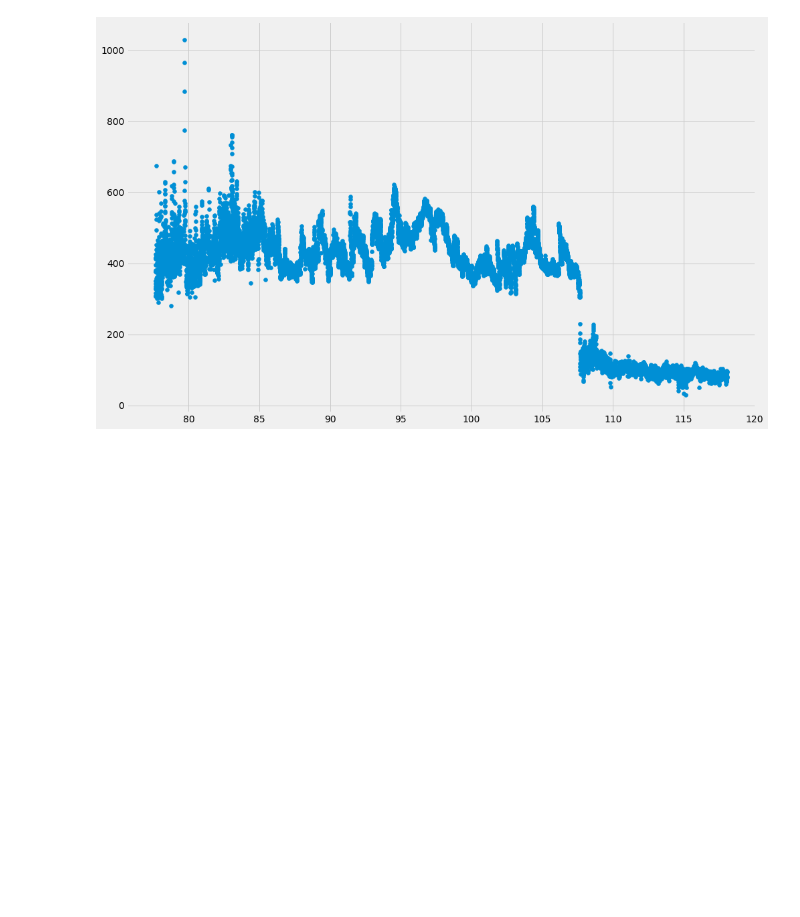
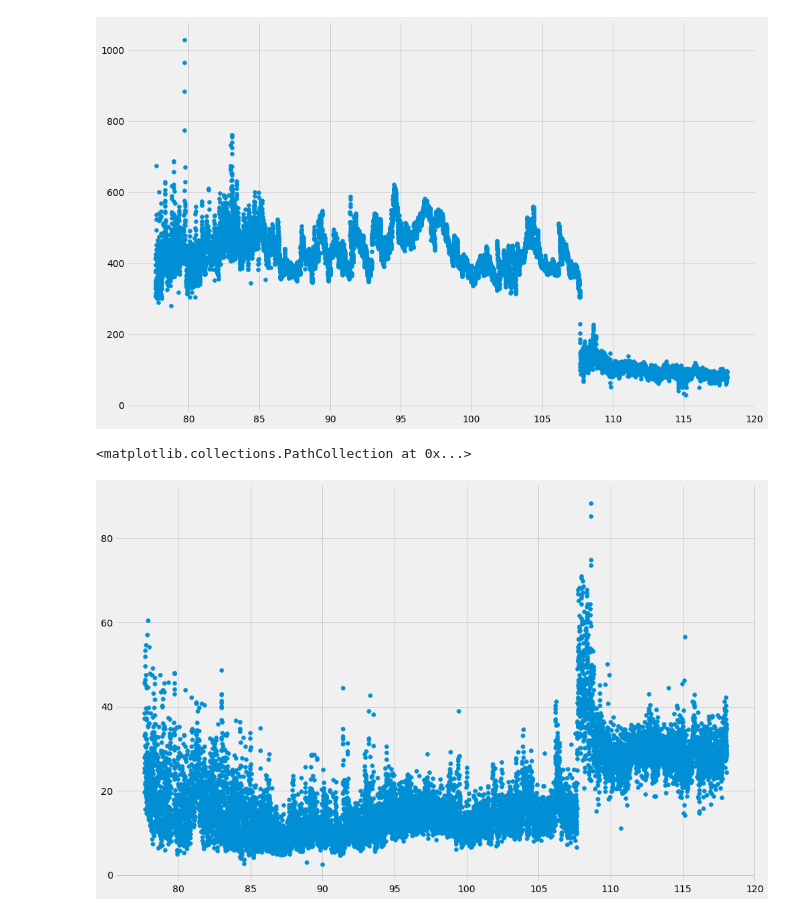
Before and after one commit to ezixi/analysis, a Jupyter notebook: voyager/notebooks/solar_wind.ipynb, the cells around one changed output. Saved outputs shown, nothing was run; the diff lists cells and outputs as text; code cells hidden in the pictures; blank space fills up the shorter version.

```diff
--- a/voyager/notebooks/solar_wind.ipynb
+++ b/voyager/notebooks/solar_wind.ipynb
@@ -26,3 +26,8 @@ plt.scatter("DECIMAL YEAR", "VT", data=df)
 # %% [output]
 <matplotlib.collections.PathCollection at 0x...>
 [figure]
+# %%
+plt.scatter("DECIMAL YEAR", "R", data=df)
+# %% [output]
+<matplotlib.collections.PathCollection at 0x...>
+[figure, added]
```
Also changed, not shown: 2 other files.
